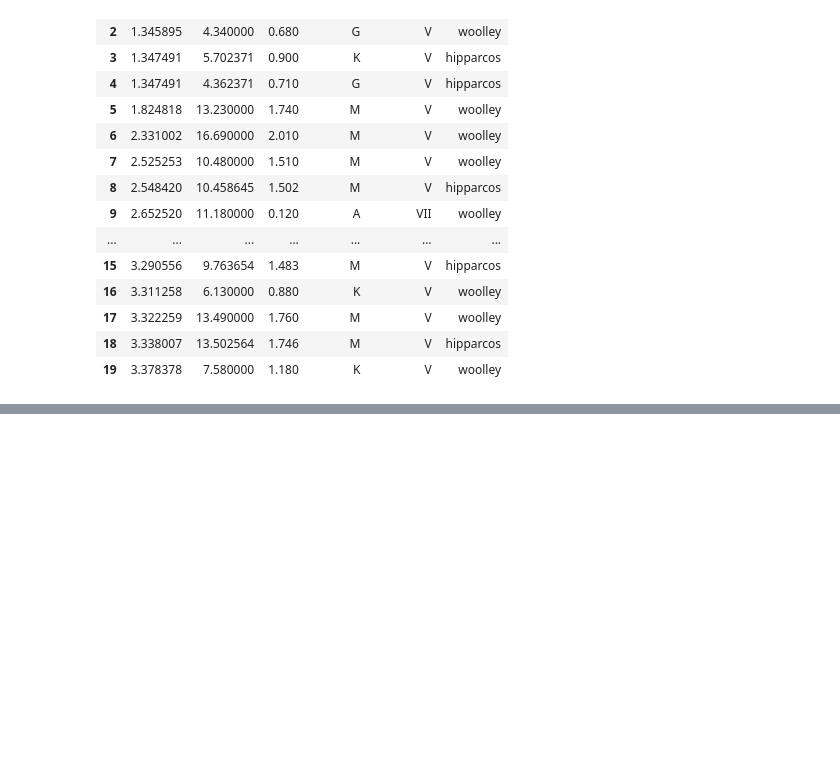
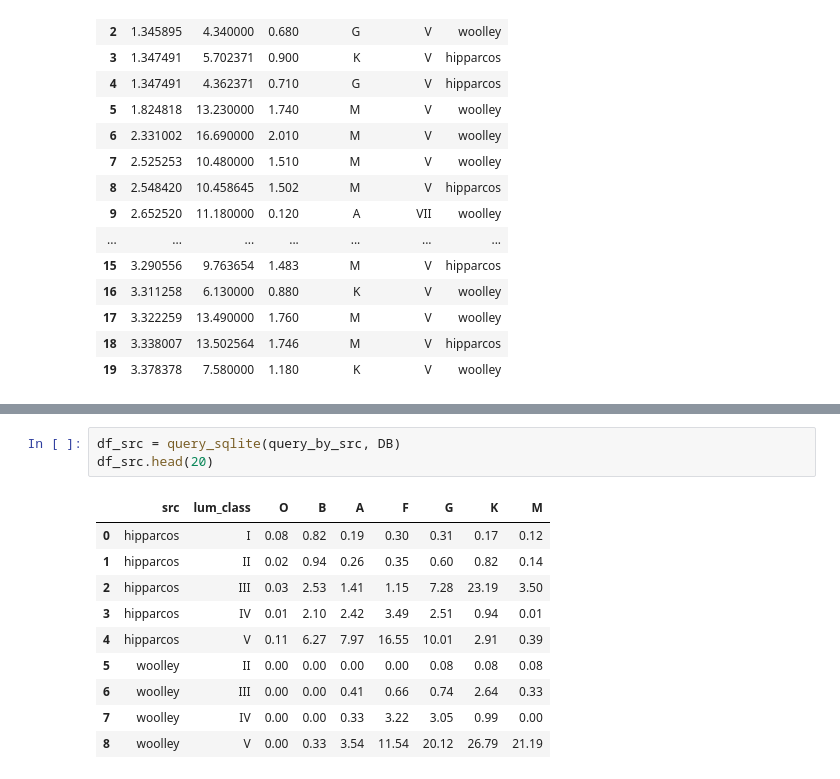
Before and after one commit to dustinmiller91/stellar_analysis, a Jupyter notebook: stellar_analysis.ipynb, the cells around one changed output, grey strips where cells are left out. Drawn from its saved outputs; the diff is of its cells as text; blank space fills up the shorter version.

```diff
--- a/stellar_analysis.ipynb
+++ b/stellar_analysis.ipynb
@@ -461,0 +553,14 @@ df.head(20)
+# %%
+df_src = query_sqlite(query_by_src, DB)
+df_src.head(20)
+# %% [output]
+|  | src | lum_class | O | B | A | F | G | K | M |
+| 0 | hipparcos | I | 0.08 | 0.82 | 0.19 | 0.30 | 0.31 | 0.17 | 0.12 |
+| 1 | hipparcos | II | 0.02 | 0.94 | 0.26 | 0.35 | 0.60 | 0.82 | 0.14 |
+| 2 | hipparcos | III | 0.03 | 2.53 | 1.41 | 1.15 | 7.28 | 23.19 | 3.50 |
+| 3 | hipparcos | IV | 0.01 | 2.10 | 2.42 | 3.49 | 2.51 | 0.94 | 0.01 |
+| 4 | hipparcos | V | 0.11 | 6.27 | 7.97 | 16.55 | 10.01 | 2.91 | 0.39 |
+| 5 | woolley | II | 0.00 | 0.00 | 0.00 | 0.00 | 0.08 | 0.08 | 0.08 |
+| 6 | woolley | III | 0.00 | 0.00 | 0.41 | 0.66 | 0.74 | 2.64 | 0.33 |
+| 7 | woolley | IV | 0.00 | 0.00 | 0.33 | 3.22 | 3.05 | 0.99 | 0.00 |
+| 8 | woolley | V | 0.00 | 0.33 | 3.54 | 11.54 | 20.12 | 26.79 | 21.19 |
```
Also changed, not shown: parts of 7 cells of this notebook.
